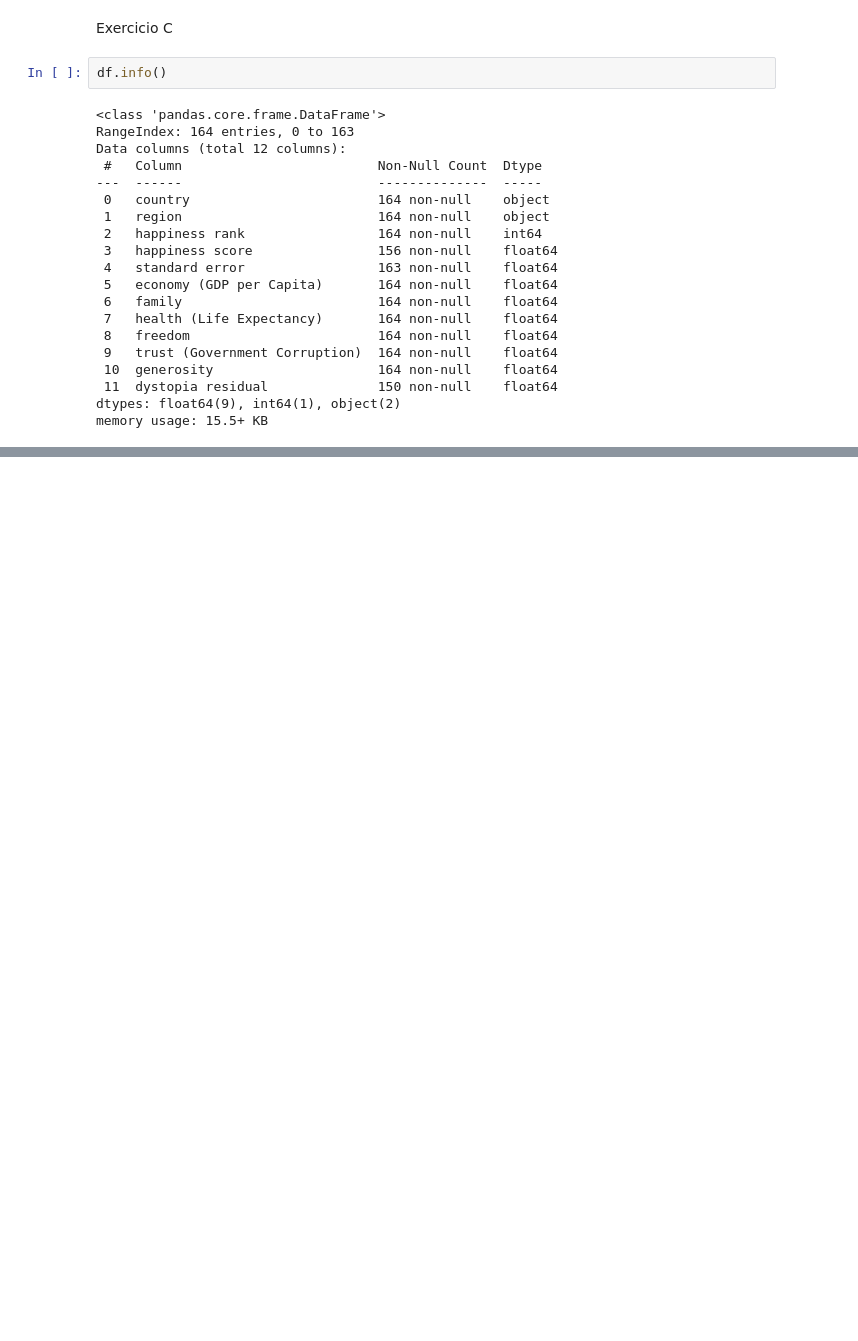
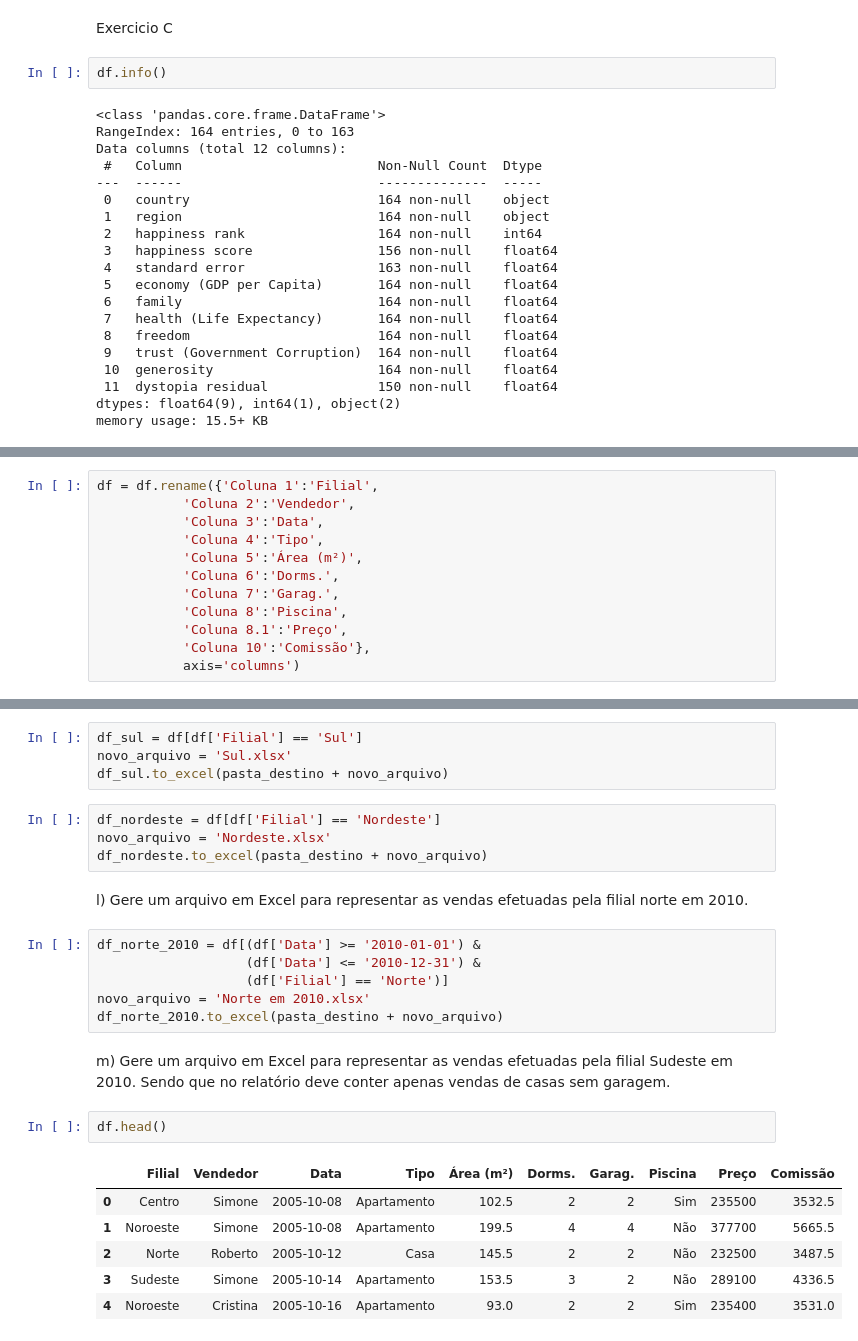
Before and after one commit to rafael-dias-1/fundamentos-bigData-python-SENAI, a Jupyter notebook: lista-5.ipynb, the cells around one changed output, grey strips where cells are left out. Saved outputs shown, nothing was run; the diff lists cells and outputs as text; blank space fills up the shorter version.

```diff
--- a/lista-5.ipynb
+++ b/lista-5.ipynb
@@ -81,0 +132,12 @@ NameError: ignored
+# %%
+df = df.rename({'Coluna 1':'Filial',
+           'Coluna 2':'Vendedor',
+           'Coluna 3':'Data',
+           'Coluna 4':'Tipo',
+           'Coluna 5':'Área (m²)',
+           'Coluna 6':'Dorms.',
+           'Coluna 7':'Garag.',
+           'Coluna 8':'Piscina',
+           'Coluna 8.1':'Preço',
+           'Coluna 10':'Comissão'},
+           axis='columns')
@@ -81,0 +239,27 @@ NameError: ignored
+# %%
+df_sul = df[df['Filial'] == 'Sul']
+novo_arquivo = 'Sul.xlsx'
+df_sul.to_excel(pasta_destino + novo_arquivo)
+# %%
+df_nordeste = df[df['Filial'] == 'Nordeste']
+novo_arquivo = 'Nordeste.xlsx'
+df_nordeste.to_excel(pasta_destino + novo_arquivo)
+# %% [markdown]
+l) Gere um arquivo em Excel para representar as vendas efetuadas pela filial norte em 2010.
+# %%
+df_norte_2010 = df[(df['Data'] >= '2010-01-01') &
+                   (df['Data'] <= '2010-12-31') &
+                   (df['Filial'] == 'Norte')]
+novo_arquivo = 'Norte em 2010.xlsx'
+df_norte_2010.to_excel(pasta_destino + novo_arquivo)
+# %% [markdown]
+m) Gere um arquivo em Excel para representar as vendas efetuadas pela filial Sudeste em 2010. Sendo que no relatório deve conter apenas vendas de casas sem garagem.
+# %%
+df.head()
+# %% [output]
+|  | Filial | Vendedor | Data | Tipo | Área (m²) | Dorms. | Garag. | Piscina | Preço | Comissão |
+| 0 | Centro | Simone | 2005-10-08 | Apartamento | 102.5 | 2 | 2 | Sim | 235500 | 3532.5 |
+| 1 | Noroeste | Simone | 2005-10-08 | Apartamento | 199.5 | 4 | 4 | Não | 377700 | 5665.5 |
+| 2 | Norte | Roberto | 2005-10-12 | Casa | 145.5 | 2 | 2 | Não | 232500 | 3487.5 |
+| 3 | Sudeste | Simone | 2005-10-14 | Apartamento | 153.5 | 3 | 2 | Não | 289100 | 4336.5 |
+| 4 | Noroeste | Cristina | 2005-10-16 | Apartamento | 93.0 | 2 | 2 | Sim | 235400 | 3531.0 |
```
Also changed, not shown: parts of 33 cells of this notebook.
